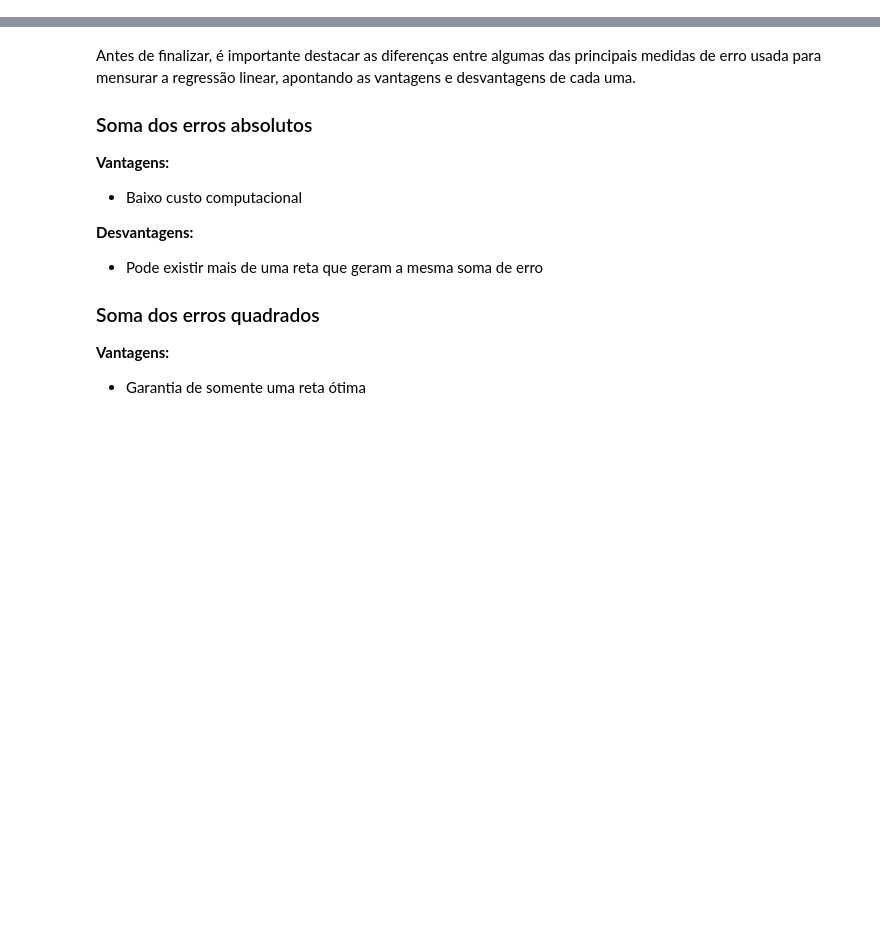
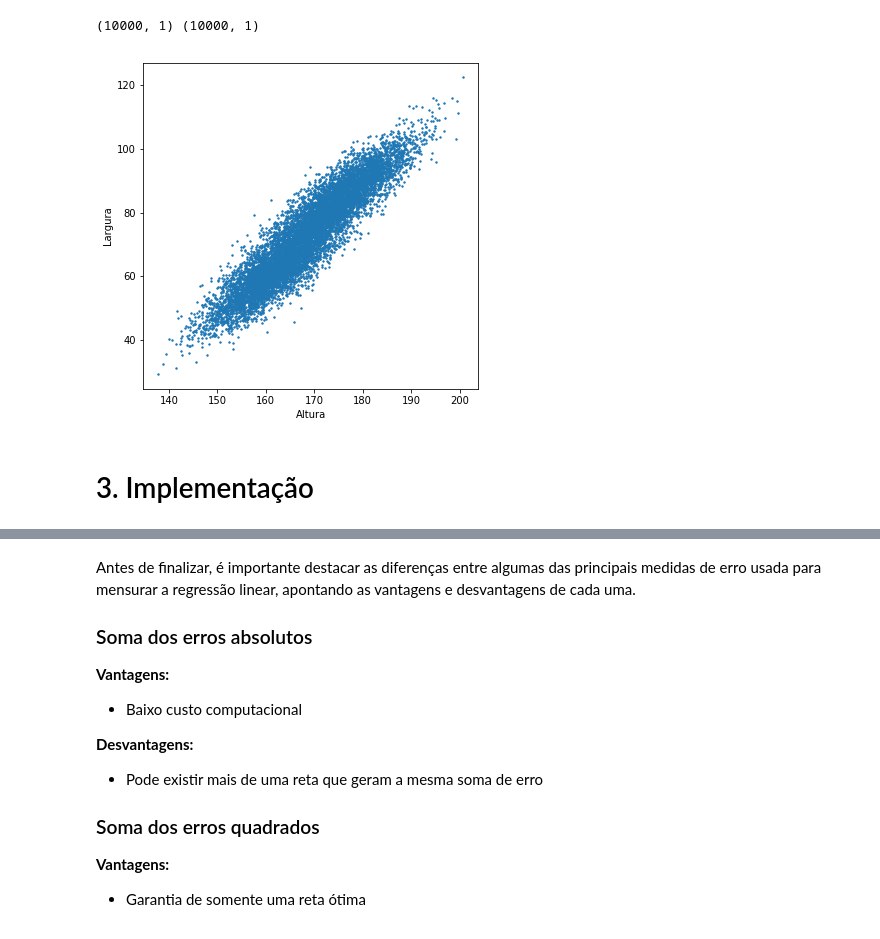
Before and after one commit to arnaldog12/Machine_Learning, a Jupyter notebook: Regressão Linear.ipynb, the cells around one changed output, grey strips where cells are left out. Cells and saved outputs as stored; diff of their text form; code cells hidden in the pictures; blank space fills up the shorter version.

```diff
--- a/Regressão Linear.ipynb
+++ b/Regressão Linear.ipynb
@@ -242,0 +42,3 @@ male_train.shape
+# %%
+df = pd.read_csv('data/measures.csv', sep=',')
+df.head()
@@ -242,0 +52,17 @@ male_train.shape
+# %%
+x = df['Height (cm)'].values.reshape(-1, 1)
+y = df['Weight (kg)'].values.reshape(-1, 1)
+
+print(x.shape, y.shape)
+
+plt.figure(figsize=(6, 6))
+plt.scatter(x, y, s=2)
+plt.xlabel('Altura')
+plt.ylabel('Largura')
+
+plt.show()
+# %% [output]
+(10000, 1) (10000, 1)
+[figure, added]
+# %% [markdown]
+# 3. Implementação
```
Also changed, not shown: parts of 50 cells of this notebook.
